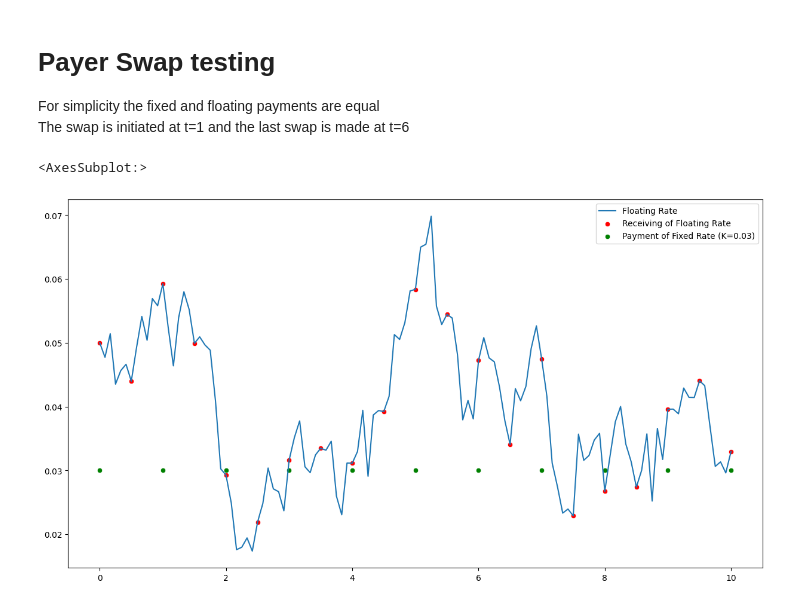
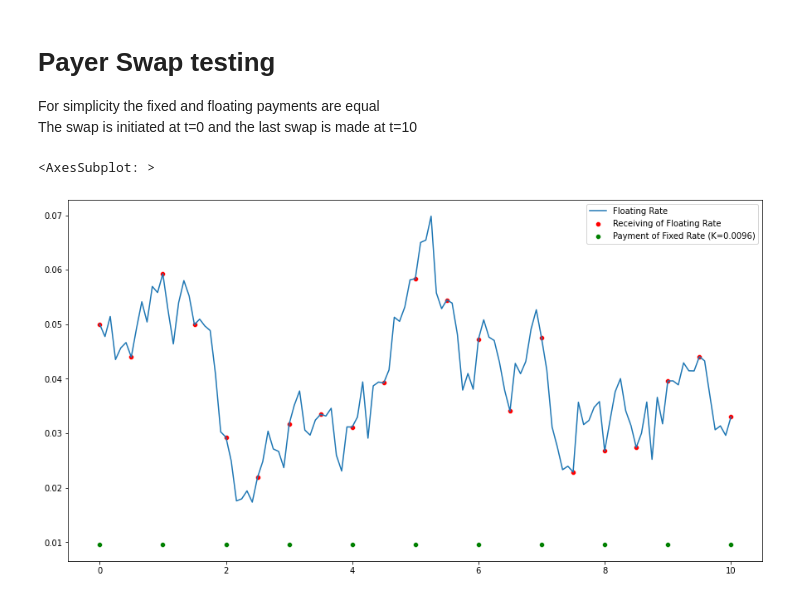
Before and after one commit to Eskild-afk/MasterThesis, a Jupyter notebook: playground.ipynb, the cells around one changed output. Saved outputs shown, nothing was run; the diff lists cells and outputs as text; code cells hidden in the pictures.

```diff
--- a/playground.ipynb
+++ b/playground.ipynb
@@ -37,29 +41,23 @@ sns.lineplot(x=time, y=[testDynamic.ZCB(1,x) for x in rate], label = "Vasicek 1
 # %% [markdown]
 # Payer Swap testing
 For simplicity the fixed and floating payments are equal <br>
-The swap is initiated at t=1 and the last swap is made at t=6
+The swap is initiated at t=0 and the last swap is made at t=10
 # %%
-from products import payerSwap
+from products import *
 from scipy import optimize
 fixSchedule = np.arange(0,10+1)
 floSchedule = np.arange(0,20+1)/2
 time, floatRate = testDynamic.create_path(1/12, 10, 1999)
 # (Non analytical way to find par swap rate)
-# K = optimize.newton(lambda x: payerSwap(time=0,
-#     fixedSchedule=fixSchedule,
-#     floatingSchedule=floSchedule,
-#     fixedRate=x,
-#     floatingRate=floatRate,
-#     floatingTimeStamp=time,
-#     stepsize=1/12,
-#     model=testDynamic
-# ),
-# 1)
-K=0.03
+K = parSwapRate(
+    fixedSchedule=fixSchedule,
+    floatingSchedule=floSchedule,
+    rate=testDynamic.init,
+    model=testDynamic)
 plt.figure(figsize=(15,8))
 sns.lineplot(x=time, y=floatRate, label='Floating Rate')
 sns.scatterplot(x=floSchedule, y=floatRate[0::6], label='Receiving of Floating Rate', c='red')
 sns.scatterplot(x=fixSchedule, y=np.repeat(K, len(fixSchedule)), label=f'Payment of Fixed Rate (K={round(K,4)})', c='green')
 # %% [output]
-<AxesSubplot:>
+<AxesSubplot: >
-[figure, old version]
+[figure, new version]
```
Also changed, not shown: parts of 14 cells of this notebook, 5 other files.
